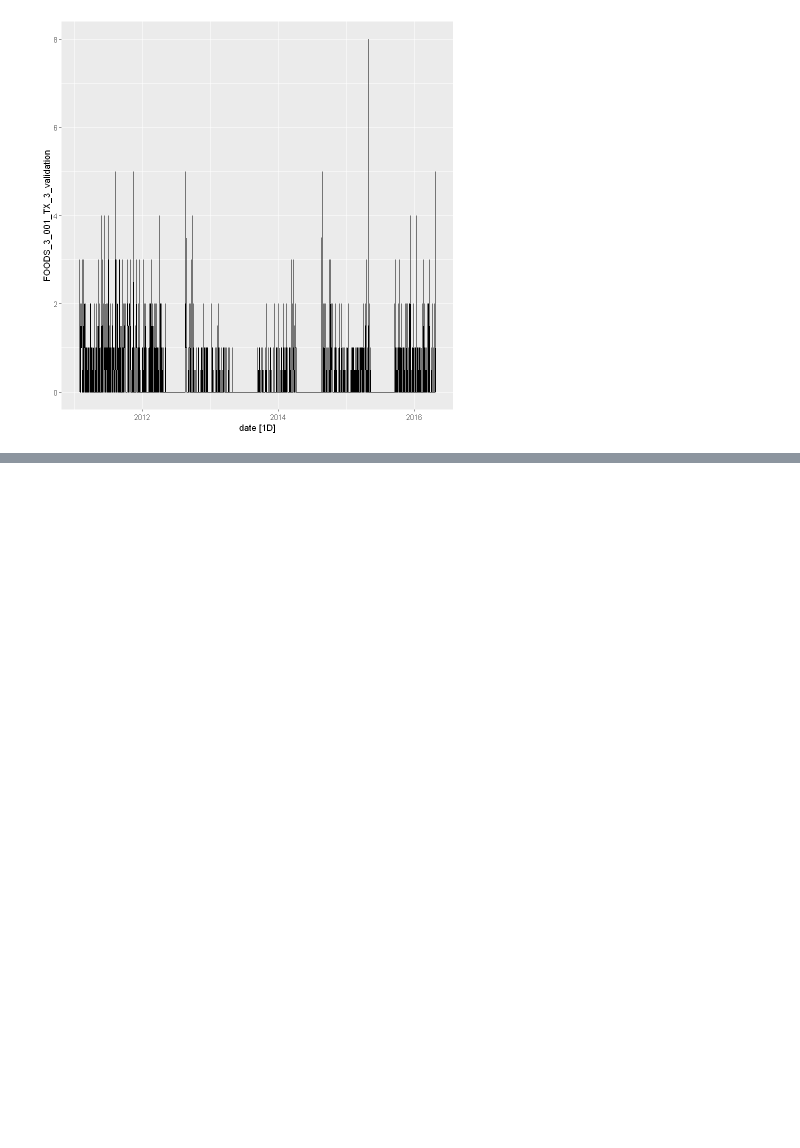
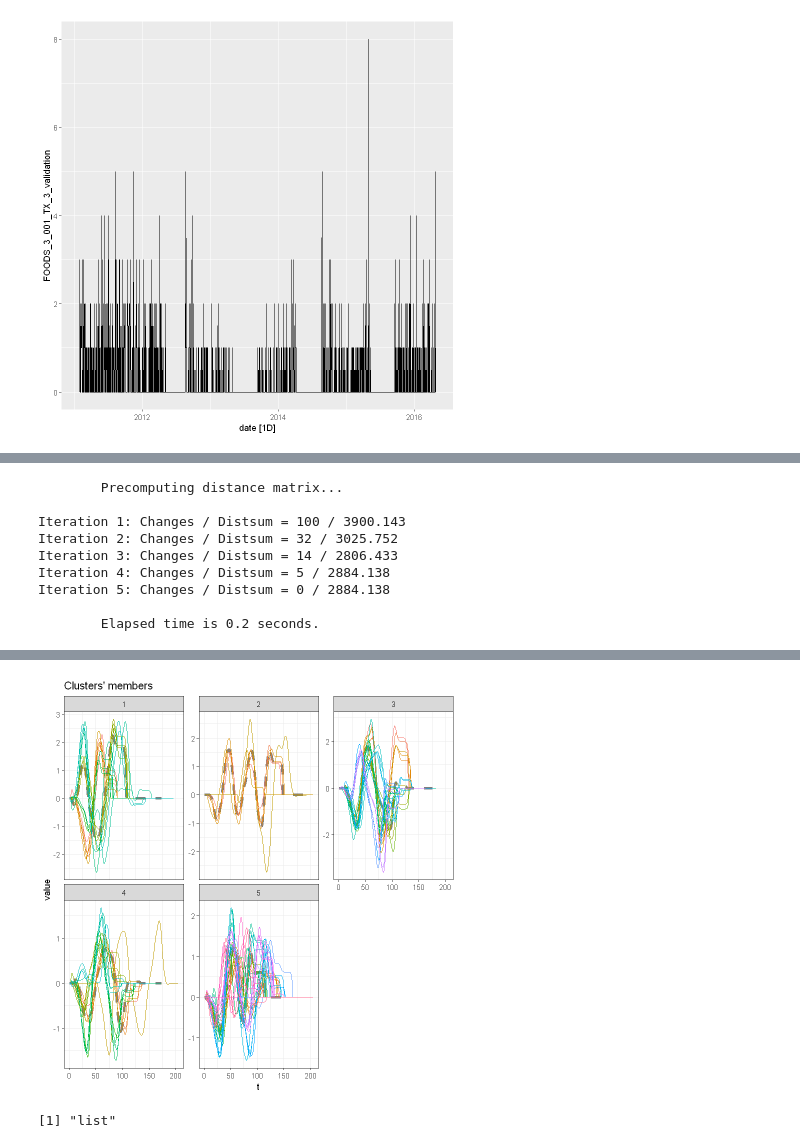
Before and after one commit to suvkp/Sales-Time-Series-Forecasting, a Jupyter notebook: EDA_Rick.ipynb, the cells around one changed output, grey strips where cells are left out. Drawn from its saved outputs; the diff is of its cells as text; code cells hidden in the pictures; blank space fills up the shorter version.

```diff
--- a/EDA_Rick.ipynb
+++ b/EDA_Rick.ipynb
@@ -149,0 +152,17 @@ Plot variable not specified, automatically selected `.vars = FOODS_3_001_TX_3_va
+# %%
+pc <- tsclust(CharTraj, type = "partitional", k = 5L,
+              distance = "dtw_basic", centroid = "pam",
+              seed = 3247L, trace = TRUE,
+              args = tsclust_args(dist = list(window.size = 20L)))
+
+plot(pc)
+# %% [output]
+        Precomputing distance matrix...
+
+Iteration 1: Changes / Distsum = 100 / 3900.143
+Iteration 2: Changes / Distsum = 32 / 3025.752
+Iteration 3: Changes / Distsum = 14 / 2806.433
+Iteration 4: Changes / Distsum = 5 / 2884.138
+Iteration 5: Changes / Distsum = 0 / 2884.138
+
+        Elapsed time is 0.2 seconds.
@@ -149,0 +171,5 @@ Plot variable not specified, automatically selected `.vars = FOODS_3_001_TX_3_va
+[figure, added]
+# %%
+typeof(CharTraj)
+# %% [output]
+[1] "list"
```
Also changed, not shown: parts of 8 cells of this notebook.
